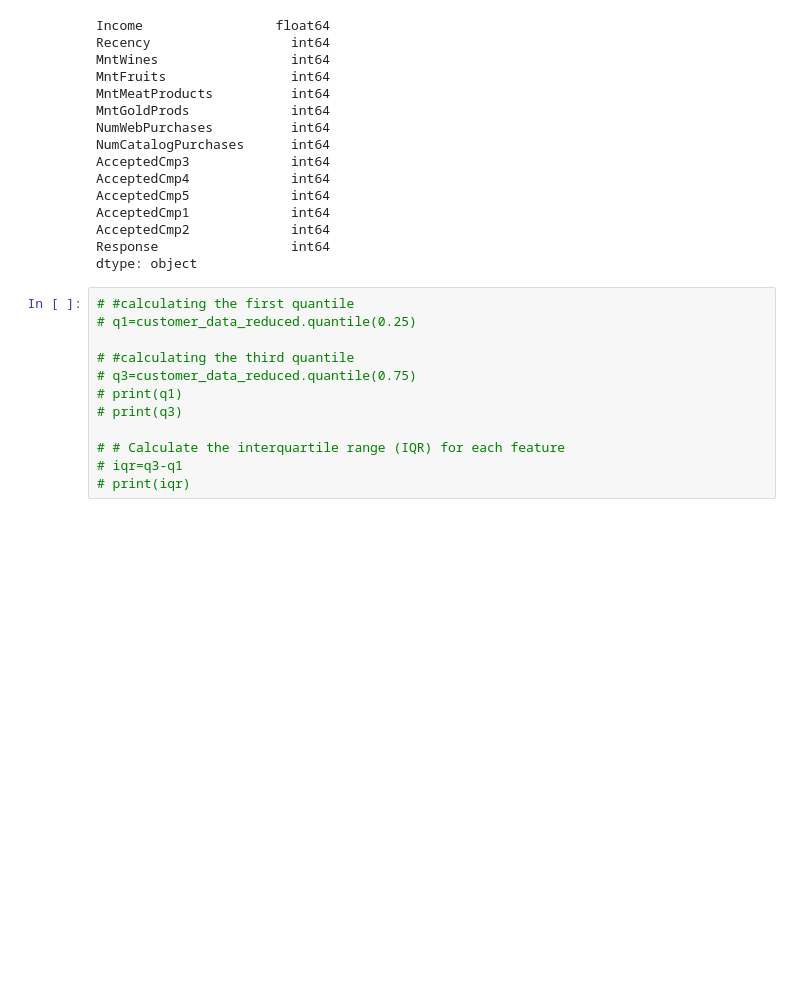
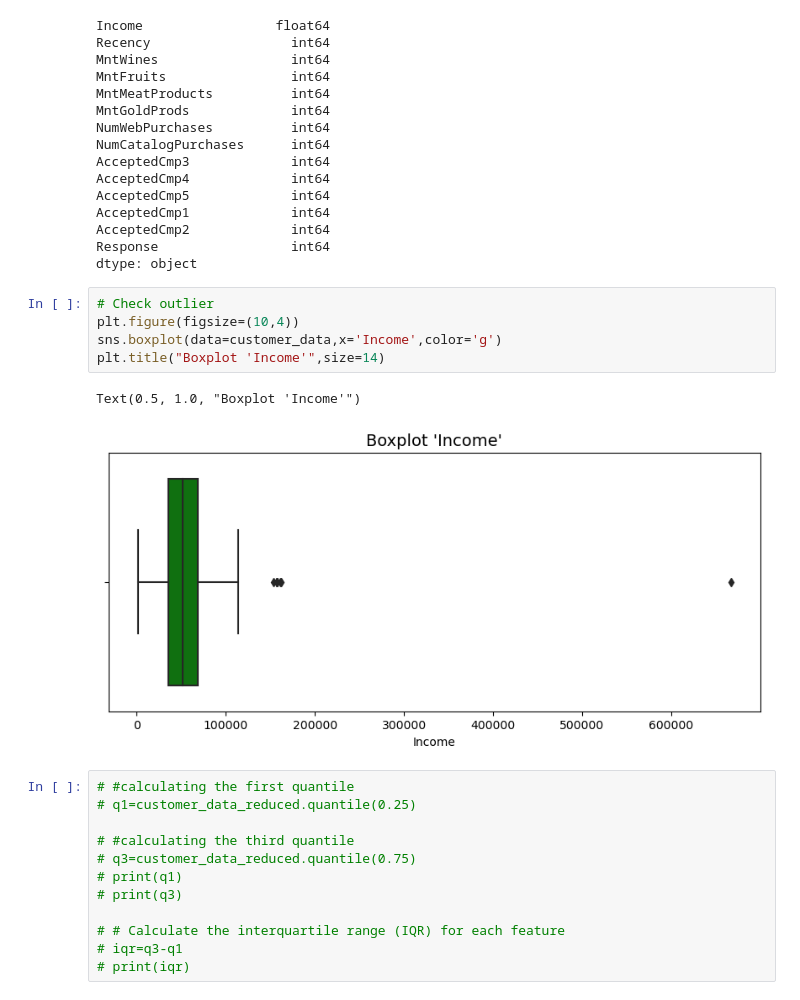
Before and after one commit to Kushagrarajsinghavisoft/Fastapi_Evaluations, a Jupyter notebook: Weekly_Assignment_8/notebooks/modal.ipynb, the cells around one changed output. Saved outputs shown, nothing was run; the diff lists cells and outputs as text; blank space fills up the shorter version.

```diff
--- a/Weekly_Assignment_8/notebooks/modal.ipynb
+++ b/Weekly_Assignment_8/notebooks/modal.ipynb
@@ -232,6 +242,14 @@ AcceptedCmp1             int64
 AcceptedCmp2             int64
 Response                 int64
 dtype: object
+# %%
+# Check outlier
+plt.figure(figsize=(10,4))
+sns.boxplot(data=customer_data,x='Income',color='g')
+plt.title("Boxplot 'Income'",size=14)
+# %% [output]
+Text(0.5, 1.0, "Boxplot 'Income'")
+[figure, added]
 # %%
 # #calculating the first quantile
 # q1=customer_data_reduced.quantile(0.25)
```
Also changed, not shown: parts of 2 cells of this notebook, 1 other file.
